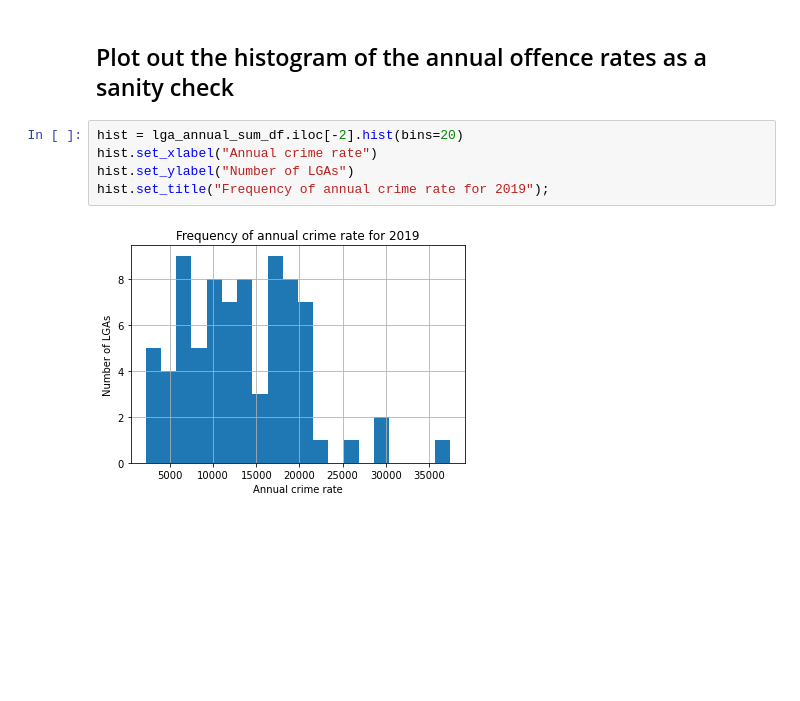
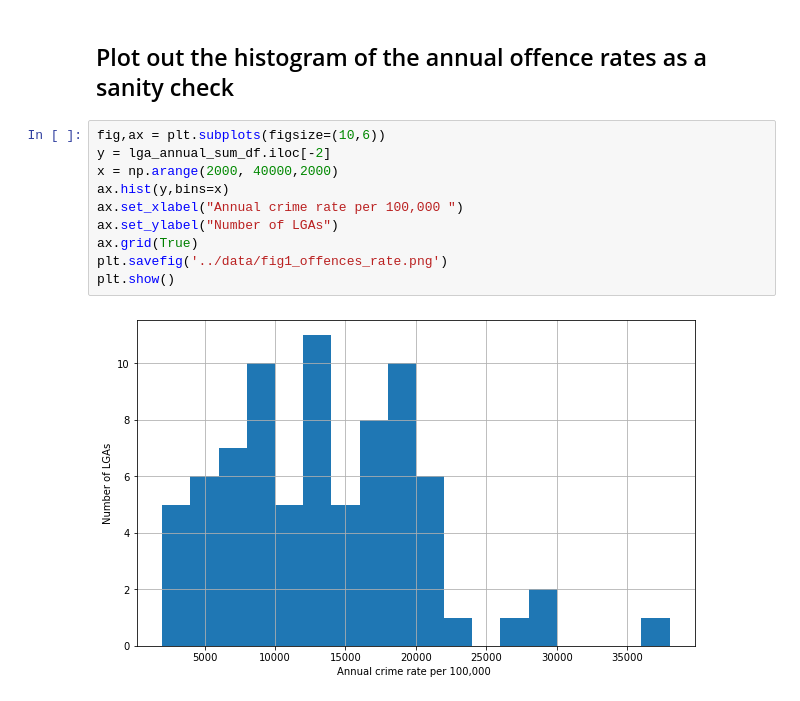
Before and after one commit to Thgiliwt/Project-1, a Jupyter notebook: notebooks/clean_offences_data.ipynb, the cells around one changed output. Drawn from its saved outputs; the diff is of its cells as text; blank space fills up the shorter version.

Commit message:
added fig1_offences_rate.png

```diff
--- a/notebooks/clean_offences_data.ipynb
+++ b/notebooks/clean_offences_data.ipynb
@@ -77,10 +78,15 @@ for year in year_list:
 lga_annual_sum_df.to_csv(annual_sum_offence_rates_fn)
 # %% [markdown]
 ## Plot out the histogram of the annual offence rates as a sanity check
-# %%
-hist = lga_annual_sum_df.iloc[-2].hist(bins=20)
-hist.set_xlabel("Annual crime rate")
-hist.set_ylabel("Number of LGAs")
-hist.set_title("Frequency of annual crime rate for 2019");
-# %% [output]
-[figure, removed]
+# %%
+fig,ax = plt.subplots(figsize=(10,6))
+y = lga_annual_sum_df.iloc[-2]
+x = np.arange(2000, 40000,2000)
+ax.hist(y,bins=x)
+ax.set_xlabel("Annual crime rate per 100,000 ")
+ax.set_ylabel("Number of LGAs")
+ax.grid(True)
+plt.savefig('../data/fig1_offences_rate.png')
+plt.show()
+# %% [output]
+[figure, added]
```
Also changed, not shown: parts of 1 cell of this notebook.
